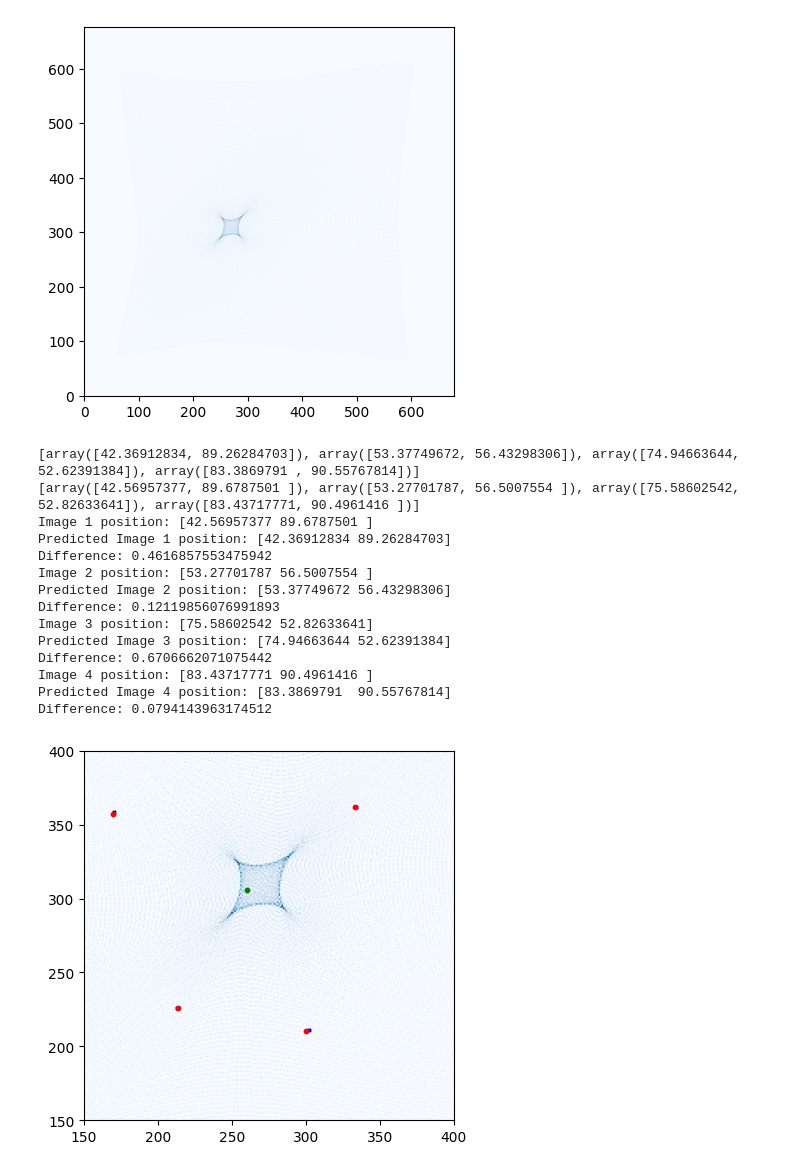
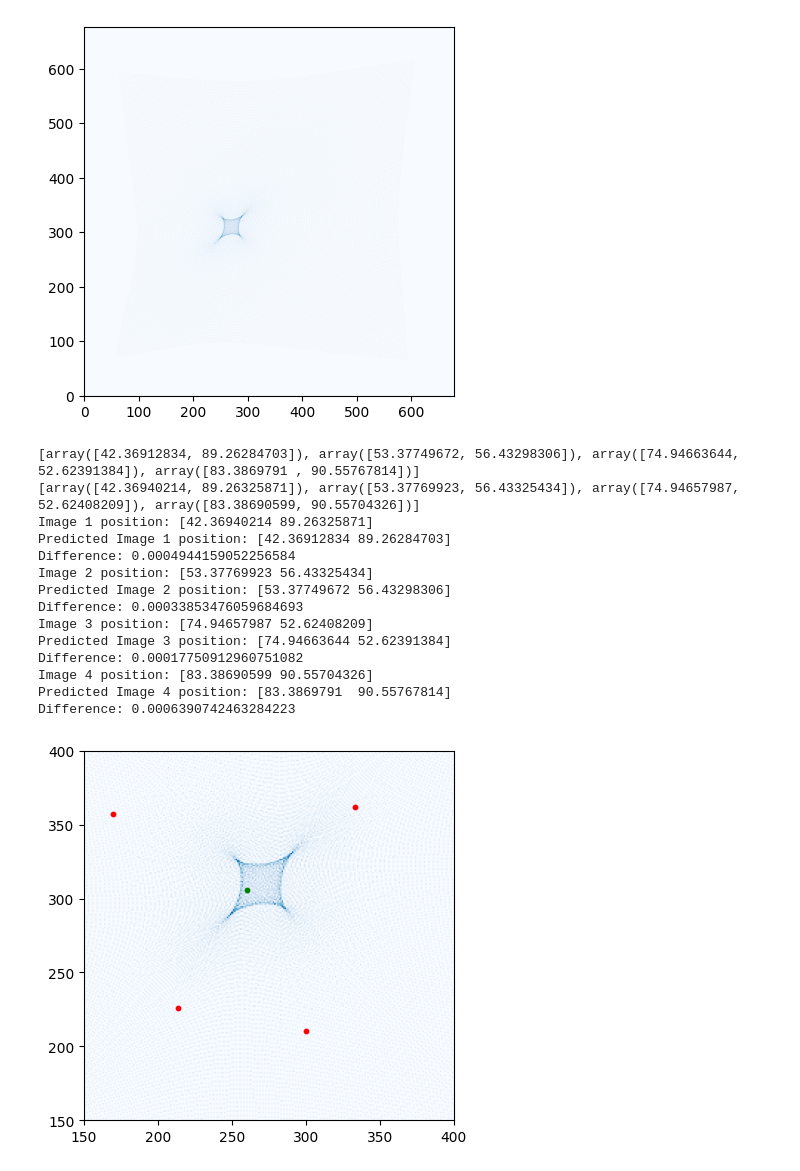
Before and after one commit to diceandcats/SURE-GW-lensing, a Jupyter notebook: Real stuffs/cluster_class_verify.ipynb, the cells around one changed output. Saved outputs shown, nothing was run; the diff lists cells and outputs as text; code cells hidden in the pictures.

```diff
--- a/Real stuffs/cluster_class_verify.ipynb
+++ b/Real stuffs/cluster_class_verify.ipynb
@@ -27,7 +27,7 @@ kwargs_lens = [kwargs_sie]
 # image plane coordinate #
 size = 678
 pixscale = 0.25
-x_grid, y_grid = np.meshgrid(np.linspace(0, size, size), np.linspace(0, size, size))
+x_grid, y_grid = np.meshgrid(np.linspace(0, size-1, size), np.linspace(0, size-1, size))
 
 # Flatten the grid for calculations
 x_flat = x_grid.flatten()
@@ -84,5 +87,5 @@ plt.gca().invert_yaxis()
 # %%
-beta = (260.4,305.9) #in pixel
+
 
 # lenstronomy
 solver = LensEquationSolver(lensModel)
@@ -90,45 +93,44 @@ thetax, thetay = solver.image_position_analytical(beta[0], beta[1], kwargs_lens)
 
 theta_analytical = [[] for _ in range(len(thetax))]
 
 for i in range(len(thetax)):
     theta_analytical[i] = thetax[i], thetay[i]
 
 theta_analytical = np.array(theta_analytical)
 sorted_theta_analytical = sorted(theta_analytical * pixscale, key=lambda x: x[0])
 print(sorted_theta_analytical)
 # my class
-cluster = ClusterLensing(alpha_x_arcsec, alpha_y_arcsec, psi_arcsec, 0.5 , 1.0, pixscale, 678, beta[0]*pixscale, beta[1]*pixscale)
 theta_numerical = np.array(cluster.get_image_positions())
 sorted_theta_numerical = sorted(theta_numerical, key=lambda x: x[0])
 print(sorted_theta_numerical)
 plt.scatter(theta_numerical[:,0] / pixscale, theta_numerical[:,1] / pixscale, color='blue', s=5, marker='x')
 plt.scatter(thetax, thetay, color='red', s=10)
 plt.scatter(beta[0], beta[1], color='green', s=10)
 plt.imshow(array_test, cmap='Blues')
 plt.gca().invert_yaxis()
 plt.xlim(150,400)
 plt.ylim(150,400)
 
-for i in range(len(thetax)):
+for i in range(len(sorted_theta_analytical)):
     print(f'Image {i+1} position: {sorted_theta_numerical[i]}')
     print(f'Predicted Image {i+1} position: {sorted_theta_analytical[i]}')
     print(f'Difference: {np.sqrt((sorted_theta_numerical[i][0]-sorted_theta_analytical[i][0])**2 + (sorted_theta_numerical[i][1]-sorted_theta_analytical[i][1])**2)}')
 # %% [output]
 [array([42.36912834, 89.26284703]), array([53.37749672, 56.43298306]), array([74.94663644, 52.62391384]), array([83.3869791 , 90.55767814])]
-[array([42.56957377, 89.6787501 ]), array([53.27701787, 56.5007554 ]), array([75.58602542, 52.82633641]), array([83.43717771, 90.4961416 ])]
-Image 1 position: [42.56957377 89.6787501 ]
+[array([42.36940214, 89.26325871]), array([53.37769923, 56.43325434]), array([74.94657987, 52.62408209]), array([83.38690599, 90.55704326])]
+Image 1 position: [42.36940214 89.26325871]
 Predicted Image 1 position: [42.36912834 89.26284703]
-Difference: 0.4616857553475942
-Image 2 position: [53.27701787 56.5007554 ]
+Difference: 0.0004944159052256584
+Image 2 position: [53.37769923 56.43325434]
 Predicted Image 2 position: [53.37749672 56.43298306]
-Difference: 0.12119856076991893
-Image 3 position: [75.58602542 52.82633641]
+Difference: 0.00033853476059684693
+Image 3 position: [74.94657987 52.62408209]
 Predicted Image 3 position: [74.94663644 52.62391384]
-Difference: 0.6706662071075442
-Image 4 position: [83.43717771 90.4961416 ]
+Difference: 0.00017750912960751082
+Image 4 position: [83.38690599 90.55704326]
 Predicted Image 4 position: [83.3869791  90.55767814]
-Difference: 0.0794143963174512
+Difference: 0.0006390742463284223
-[figure, old version]
+[figure, new version]
 # %%
 theta = cluster.get_image_positions()
 print(f"Numerical image position: {theta}")
```
Also changed, not shown: parts of 3 cells of this notebook, 3 other files.
